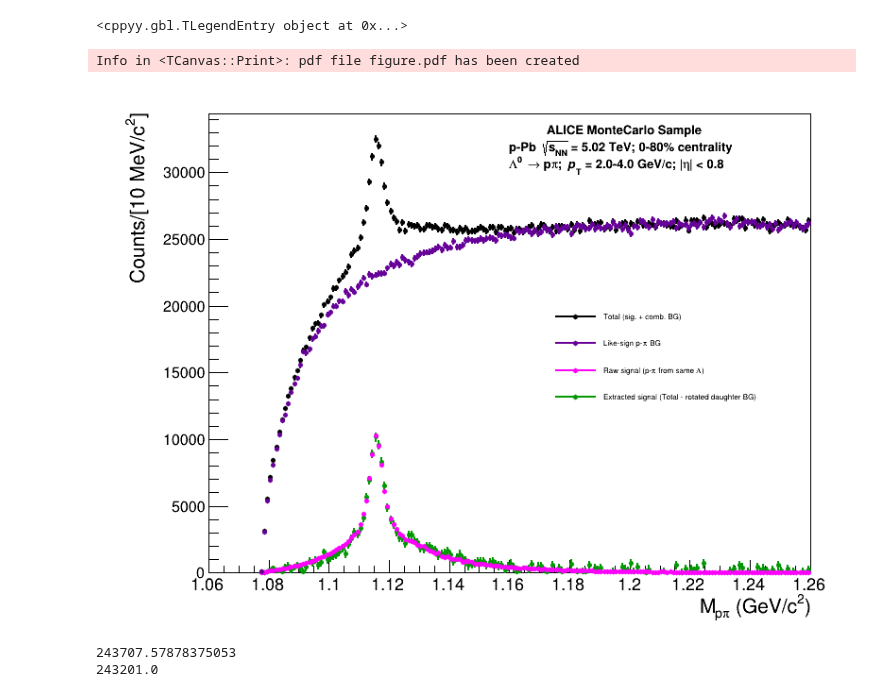
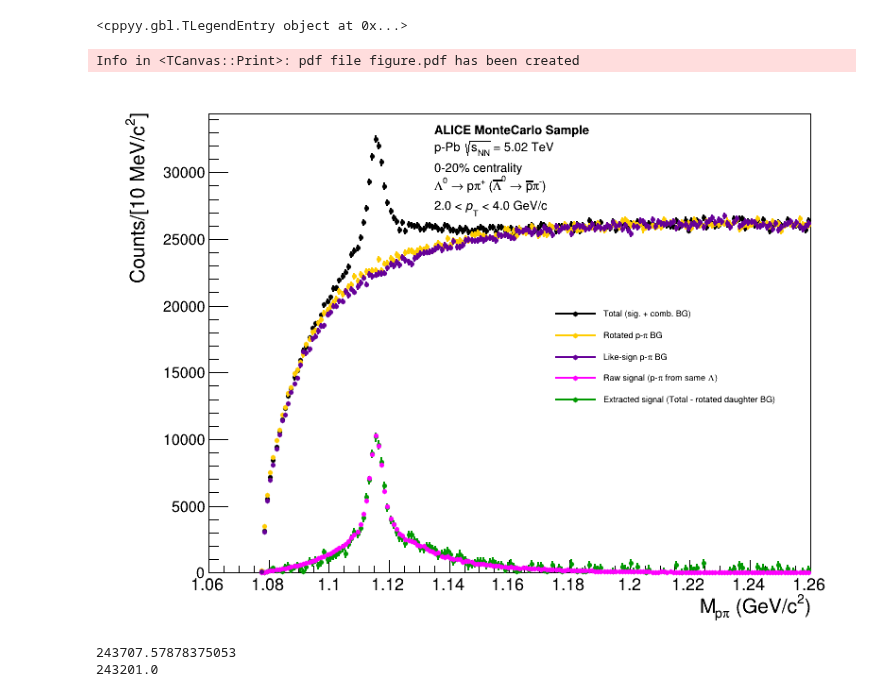
Before and after one commit to rhanniga/lambda-over-hadron, a Jupyter notebook: mc/offline/count_closure.ipynb, the cells around one changed output. Drawn from its saved outputs; the diff is of its cells as text; code cells hidden in the pictures.

```diff
--- a/mc/offline/count_closure.ipynb
+++ b/mc/offline/count_closure.ipynb
@@ -27,5 +25,5 @@ Warning in <TCanvas::Constructor>: Deleting canvas with same name: main_canvas
 # %%
-input_file = rt.TFile("../online/two/AnalysisResults.root")
+input_file = rt.TFile("../online/two/bg_comparisons.root")
 input_list = input_file.Get("h-lambda")
 # %%
 lambda_dist = input_list.FindObject("fLambdaDist")
@@ -139,24 +131,26 @@ mass_legend.AddEntry(lambda_mass_dist_subtractedbg, "Extracted signal (Total - r
 # %%
 lambda_mass_dist.Draw()
 # lambda_mass_dist_bg.Draw("same")
 lambda_mass_dist_subtractedbg.Draw("same")
 lambda_mass_dist_nobg.Draw("same")
-# lambda_mass_dist_rotated.Draw("same")
+lambda_mass_dist_rotated.Draw("same")
 lambda_mass_dist_ls.Draw("same")
 mass_legend.Draw("same")
 
 alice_data_label = rt.TLatex()
 alice_data_label.SetNDC()
 alice_data_label.SetTextSize(0.025)
 alice_data_label.SetTextAlign(13)
-alice_data_label.DrawLatex(0.6, 0.93, "ALICE MonteCarlo Sample")
-alice_data_label.DrawLatex(0.55, 0.9, "p-Pb #sqrt{s_{NN}} = 5.02 TeV; 0-80% centrality")
-alice_data_label.DrawLatex(0.55, 0.87, "#Lambda^{0} #rightarrow p#pi; #it{p}_{T} = 2.0-4.0 GeV/c; |#eta| < 0.8")
+alice_data_label.DrawLatex(0.45, 0.93, "ALICE MonteCarlo Sample")
+alice_data_label.DrawLatex(0.45, 0.90, "#bf{p-Pb #sqrt{s_{NN}} = 5.02 TeV}")
+alice_data_label.DrawLatex(0.45, 0.86, "#bf{0-20% centrality}")
+alice_data_label.DrawLatex(0.45, 0.835, "#bf{#Lambda^{0} #rightarrow p#pi^{+} (#bar{#Lambda}^{0} #rightarrow #bar{p}#pi^{-})}")
+alice_data_label.DrawLatex(0.45, 0.79, "#bf{2.0 < #it{p}_{T} < 4.0 GeV/c}")
 
 
 
 c.Draw()
 c.SaveAs("figure.pdf")
 # %% [output]
 Info in <TCanvas::Print>: pdf file figure.pdf has been created
-[figure, old version]
+[figure, new version]
```
Also changed, not shown: parts of 4 cells of this notebook.
